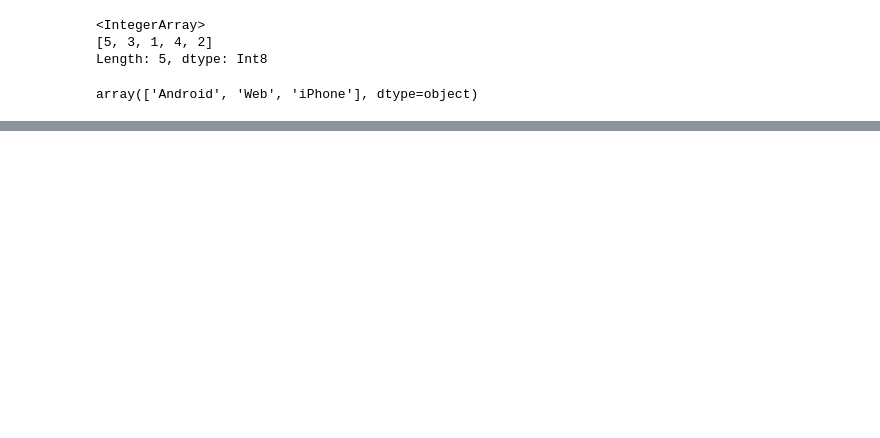
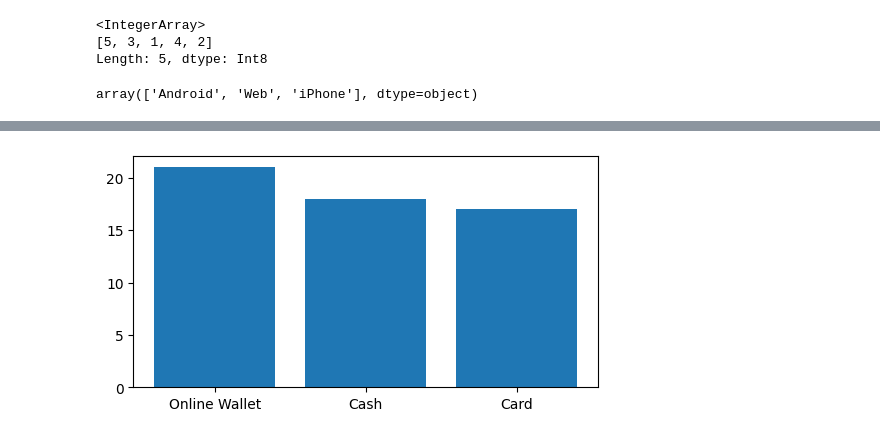
Before and after one commit to Fatemenamdar20/project-01-data-cleaning-fatemenamdarlo, a Jupyter notebook: data_cleaning.ipynb, the cells around one changed output, grey strips where cells are left out. Cells and saved outputs as stored; diff of their text form; code cells hidden in the pictures; blank space fills up the shorter version.

```diff
--- a/data_cleaning.ipynb
+++ b/data_cleaning.ipynb
@@ -235,0 +229,2 @@ plt.show()
+# %%
+df.loc[df["customer_id"] == 1030, "total_spending"] = 4079.14
@@ -235,0 +244,7 @@ plt.show()
+# %%
+plt.figure(figsize=(6,3))
+p = df["payment_method"].value_counts()
+plt.bar(p.index, p)
+plt.show()
+# %% [output]
+[figure, added]
```
Also changed, not shown: parts of 11 cells of this notebook.
